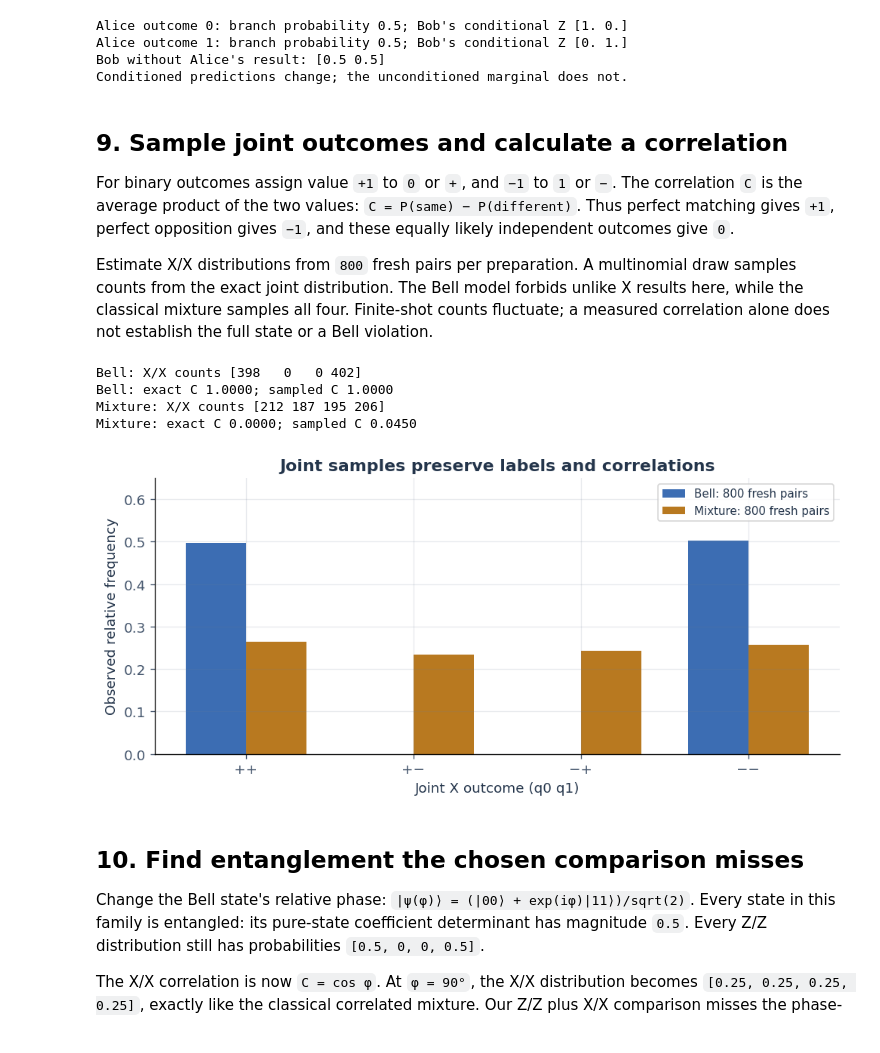
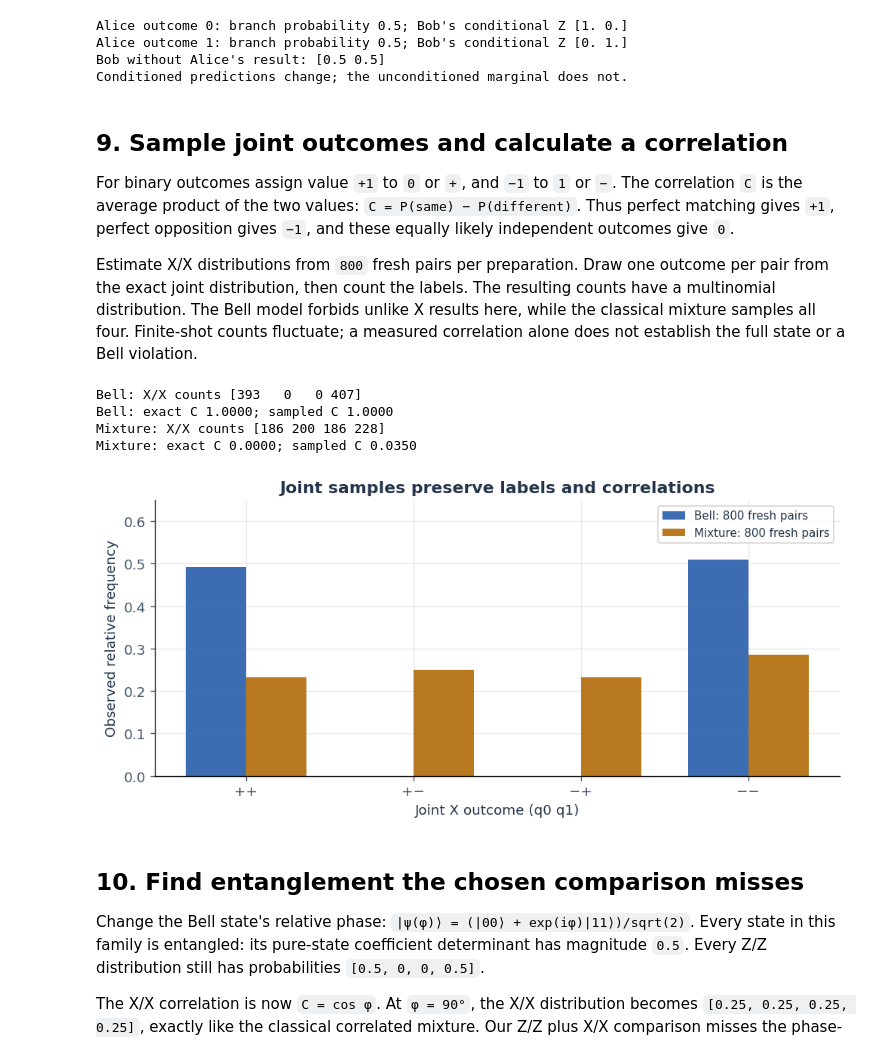
Before and after one commit to oguzhankir/quantum-machine-learning-playground, a Jupyter notebook: notebooks/explore-quantum-systems/03-joint-states-and-entanglement.ipynb, the cells around one changed output. Saved outputs shown, nothing was run; the diff lists cells and outputs as text; code cells hidden in the pictures.

```diff
--- a/notebooks/explore-quantum-systems/03-joint-states-and-entanglement.ipynb
+++ b/notebooks/explore-quantum-systems/03-joint-states-and-entanglement.ipynb
@@ -50,6 +52,34 @@ def probabilities(state):
 print(f"Ready: NumPy {np.__version__}, Matplotlib {matplotlib.__version__}")
 print("Ideal finite-dimensional model; every plot is computed by this notebook.")
 
+
+
+def uniform_samples(generator, shape):
+    raw = generator.bit_generator.random_raw(shape)
+    return (raw >> np.uint64(11)).astype(np.float64) * (1.0 / 2**53)
+
+
+def sample_outcomes(distribution, generator, shots):
+    distribution = np.asarray(distribution, dtype=np.float64)
+    if distribution.ndim != 1 or not np.isfinite(distribution).all() or np.any(distribution < 0):
+        raise ValueError("Use a finite, nonnegative probability list.")
+    if not np.isclose(distribution.sum(), 1, atol=TOLERANCE, rtol=0):
+        raise ValueError("Probabilities must sum to one.")
+    cumulative = np.cumsum(distribution)
+    cumulative[-1] = 1.0
+    return np.searchsorted(cumulative, uniform_samples(generator, shots), side="right")
+
+
+def bernoulli_counts(generator, p, shots, runs=1):
+    if not 0 <= p <= 1 or shots < 1 or runs < 1:
+        raise ValueError("Use a valid probability and positive shot and run counts.")
+    chunks = []
+    for start in range(0, runs, 256):
+        current = min(256, runs - start)
+        draws = uniform_samples(generator, (current, shots))
+        chunks.append(np.count_nonzero(draws < p, axis=1))
+    return np.concatenate(chunks)
+
 labels = ["00", "01", "10", "11"]
 zero = np.array([1, 0], dtype=complex)
 one = np.array([0, 1], dtype=complex)
@@ -303,35 +333,35 @@ Conditioned predictions change; the unconditioned marginal does not.
 
 For binary outcomes assign value `+1` to `0` or `+`, and `−1` to `1` or `−`. The correlation `C` is the average product of the two values: `C = P(same) − P(different)`. Thus perfect matching gives `+1`, perfect opposition gives `−1`, and these equally likely independent outcomes give `0`.
 
-Estimate X/X distributions from `800` fresh pairs per preparation. A multinomial draw samples counts from the exact joint distribution. The Bell model forbids unlike X results here, while the classical mixture samples all four. Finite-shot counts fluctuate; a measured correlation alone does not establish the full state or a Bell violation.
+Estimate X/X distributions from `800` fresh pairs per preparation. Draw one outcome per pair from the exact joint distribution, then count the labels. The resulting counts have a multinomial distribution. The Bell model forbids unlike X results here, while the classical mixture samples all four. Finite-shot counts fluctuate; a measured correlation alone does not establish the full state or a Bell violation.
 # %%
-rng = np.random.default_rng(20261016)
+rng = np.random.Generator(np.random.PCG64(20261016))
 shots = 800
 sign_products = np.array([1, -1, -1, 1])
-bell_counts = rng.multinomial(shots, bell_xx)
-mixture_counts = rng.multinomial(shots, mixture_xx)
+bell_counts = np.bincount(sample_outcomes(bell_xx, rng, shots), minlength=4)
+mixture_counts = np.bincount(sample_outcomes(mixture_xx, rng, shots), minlength=4)
 for name, exact, counts in [("Bell", bell_xx, bell_counts), ("Mixture", mixture_xx, mixture_counts)]:
     estimated = counts / shots
     print(f"{name}: X/X counts {counts}")
     print(f"{name}: exact C {exact @ sign_products:.4f}; sampled C {estimated @ sign_products:.4f}")
     assert counts.sum() == shots
 assert bell_counts[1] == 0 and bell_counts[2] == 0
 assert np.isclose(bell_xx @ sign_products, 1)
 assert np.isclose(mixture_xx @ sign_products, 0)
 fig, ax = plt.subplots(layout="constrained")
 locations = np.arange(4)
 ax.bar(locations - 0.18, bell_counts / shots, 0.36, color=BLUE, label="Bell: 800 fresh pairs")
 ax.bar(locations + 0.18, mixture_counts / shots, 0.36, color=AMBER, label="Mixture: 800 fresh pairs")
 ax.set(xticks=locations, xticklabels=["++", "+−", "−+", "−−"], xlabel="Joint X outcome (q0 q1)",
        ylabel="Observed relative frequency", ylim=(0, 0.65), title="Joint samples preserve labels and correlations")
 ax.legend(fontsize=9)
 plt.show()
 # %% [output]
-Bell: X/X counts [398   0   0 402]
+Bell: X/X counts [393   0   0 407]
 Bell: exact C 1.0000; sampled C 1.0000
-Mixture: X/X counts [212 187 195 206]
-Mixture: exact C 0.0000; sampled C 0.0450
+Mixture: X/X counts [186 200 186 228]
+Mixture: exact C 0.0000; sampled C 0.0350
-[figure, old version]
+[figure, new version]
 # %% [markdown]
 ## 10. Find entanglement the chosen comparison misses
 
```
Also changed, not shown: parts of 1 cell of this notebook, 3 other files.
